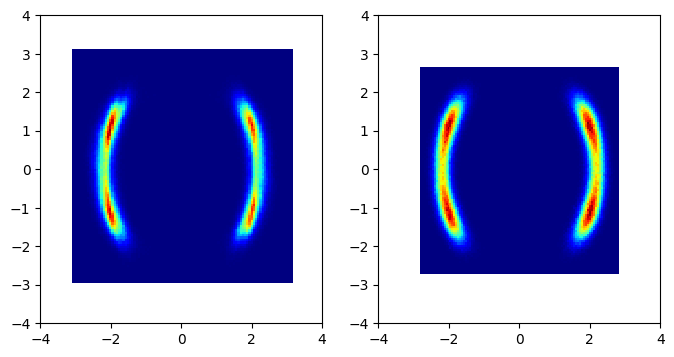
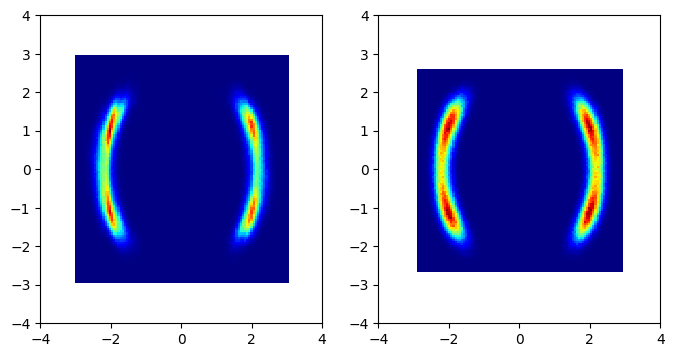
The notebook cell's code change between the first figure and the second:
--- before
+++ after
@@ -3,5 +3,5 @@
 for k, dist in enumerate([model1.posterior, model1.mcmc]):
     y = dist.sample(1000000)
-    axs[k].hist2d(y[:, 0], y[:, 1], bins=100, cmap=plt.cm.jet);
+    axs[k].hist2d(grab(y[:, 0]), grab(y[:, 1]), bins=100, cmap=plt.cm.jet);
     axs[k].set_xlim([-4, 4])
     axs[k].set_ylim([-4, 4])

Commit: jupyter notebook updated